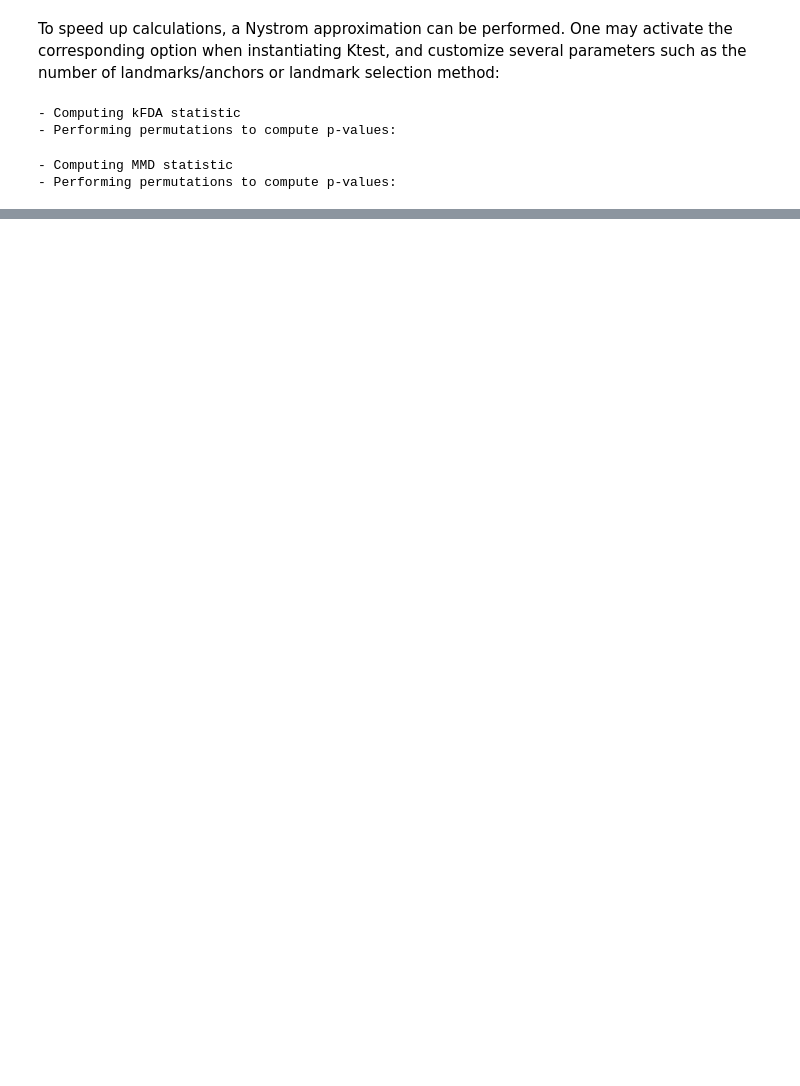
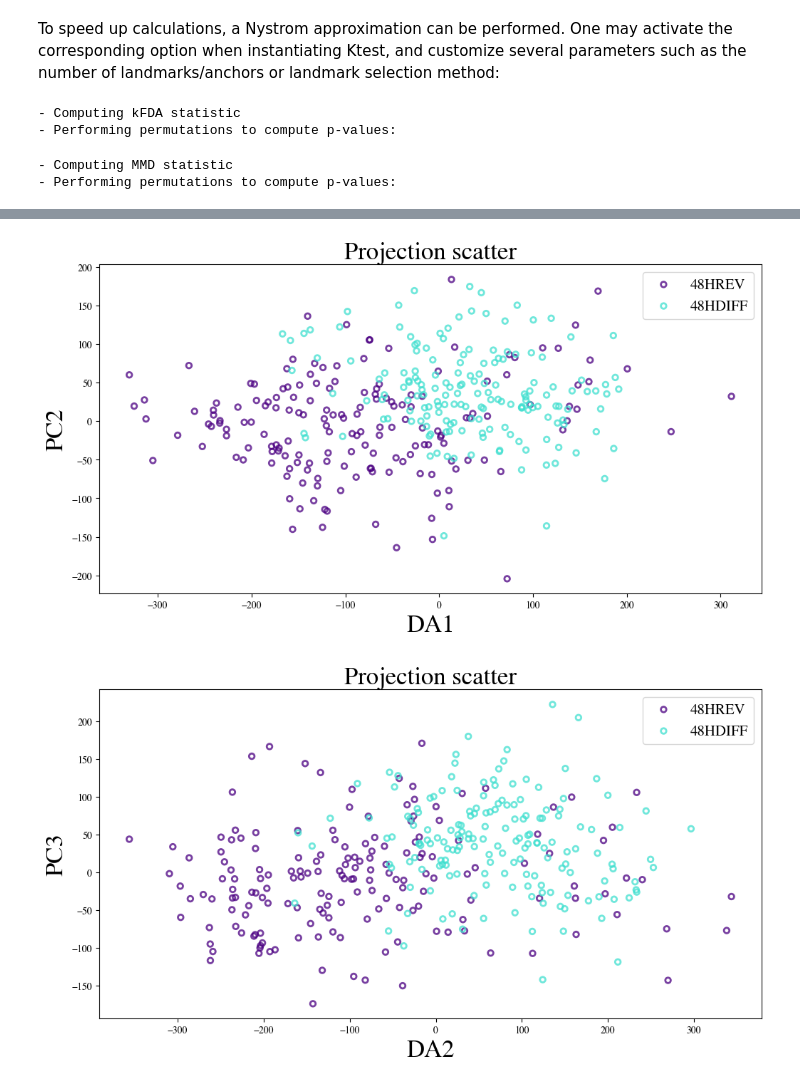
Before and after one commit to LMJL-Alea/ktest, a Jupyter notebook: tutorials/demo_ktest.ipynb, the cells around one changed output, grey strips where cells are left out. Cells and saved outputs as stored; diff of their text form; code cells hidden in the pictures; blank space fills up the shorter version.

```diff
--- a/tutorials/demo_ktest.ipynb
+++ b/tutorials/demo_ktest.ipynb
@@ -178,0 +202,6 @@ permutation - 0.0.
+# %%
+for t in range(1, 6):
+    kt_1.scatter_projection(t_x=t, proj_xy=['kfda', 'within_kpca'])
+# %% [output]
+[figure, added]
+[figure, added]
```
Also changed, not shown: parts of 19 cells of this notebook.
